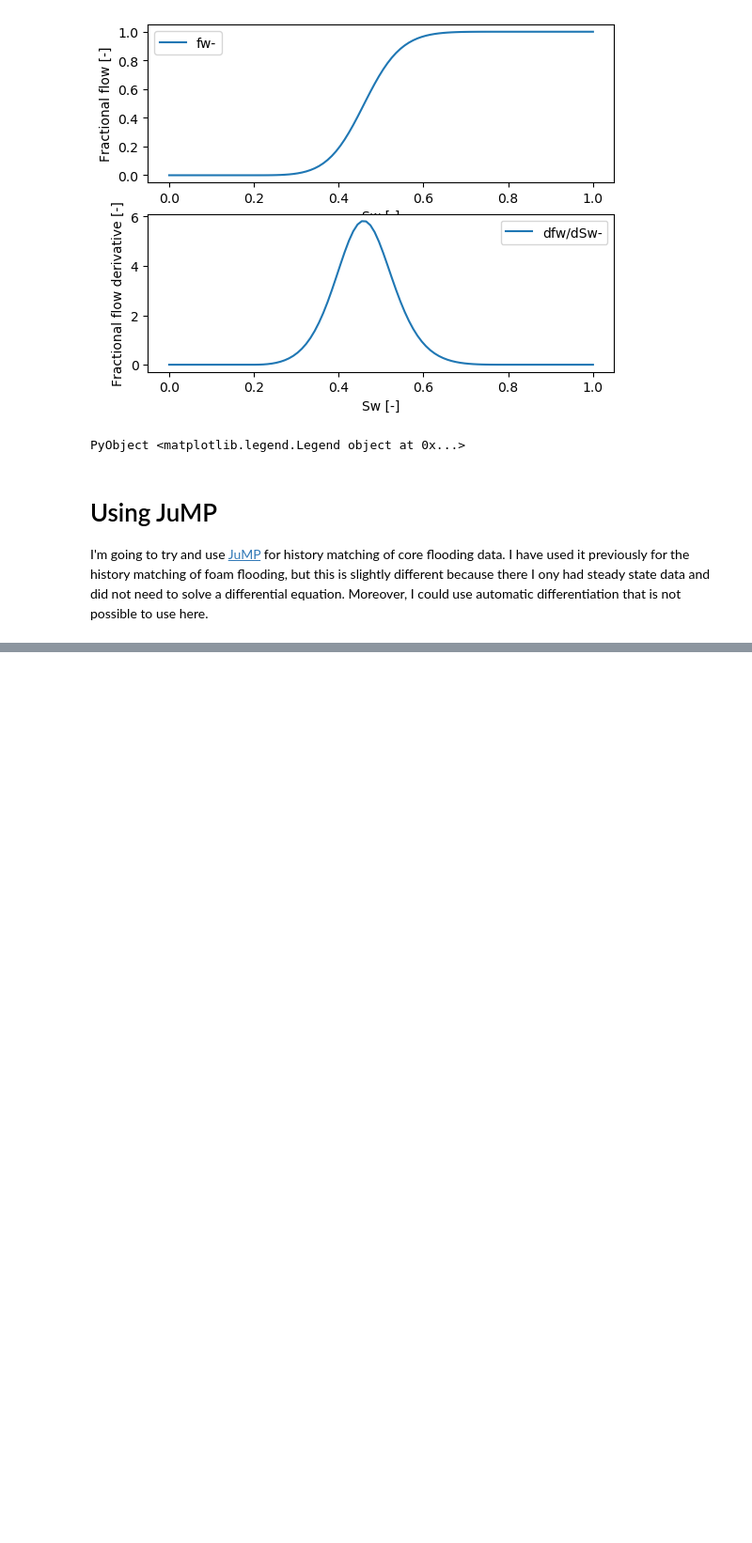
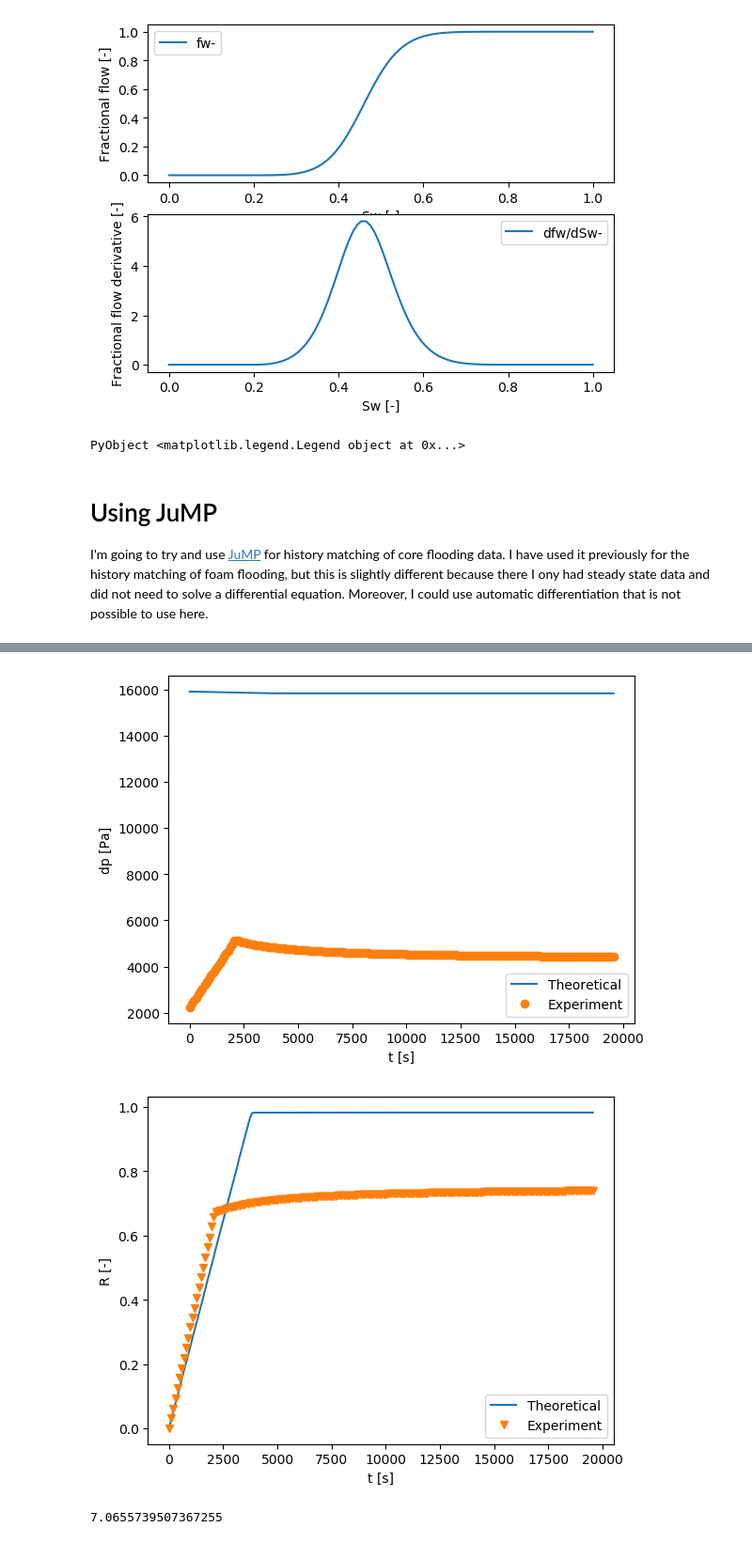
Before and after one commit to simulkade/peteng, a Jupyter notebook: analytical/notebooks/optim_fractional_flow.ipynb, the cells around one changed output, grey strips where cells are left out. Shown at 94% size. Saved outputs shown, nothing was run; the diff lists cells and outputs as text; code cells hidden in the pictures; blank space fills up the shorter version.

```diff
--- a/analytical/notebooks/optim_fractional_flow.ipynb
+++ b/analytical/notebooks/optim_fractional_flow.ipynb
@@ -269,0 +330,8 @@ register(model, :my_f, 2, my_f, ∇f)
+# %%
+x_init = [value(krw0), value(kro0), value(nw), value(no), value(swc), value(sor)]
+vis_error(x_init, exp_data1, core_props, fluids, core_flood)
+error_calc(x_init, exp_data1, core_props, fluids, core_flood)
+# %% [output]
+[figure, added]
+[figure, added]
+7.0655739507367255
```
Also changed, not shown: parts of 10 cells of this notebook.
